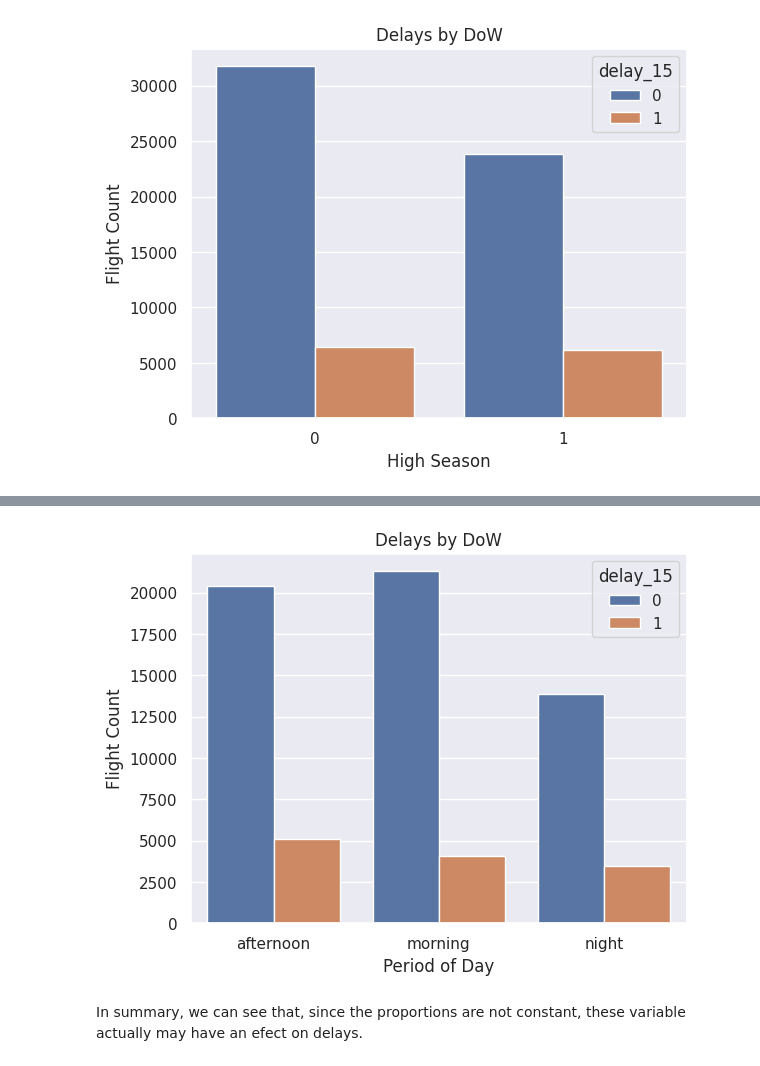
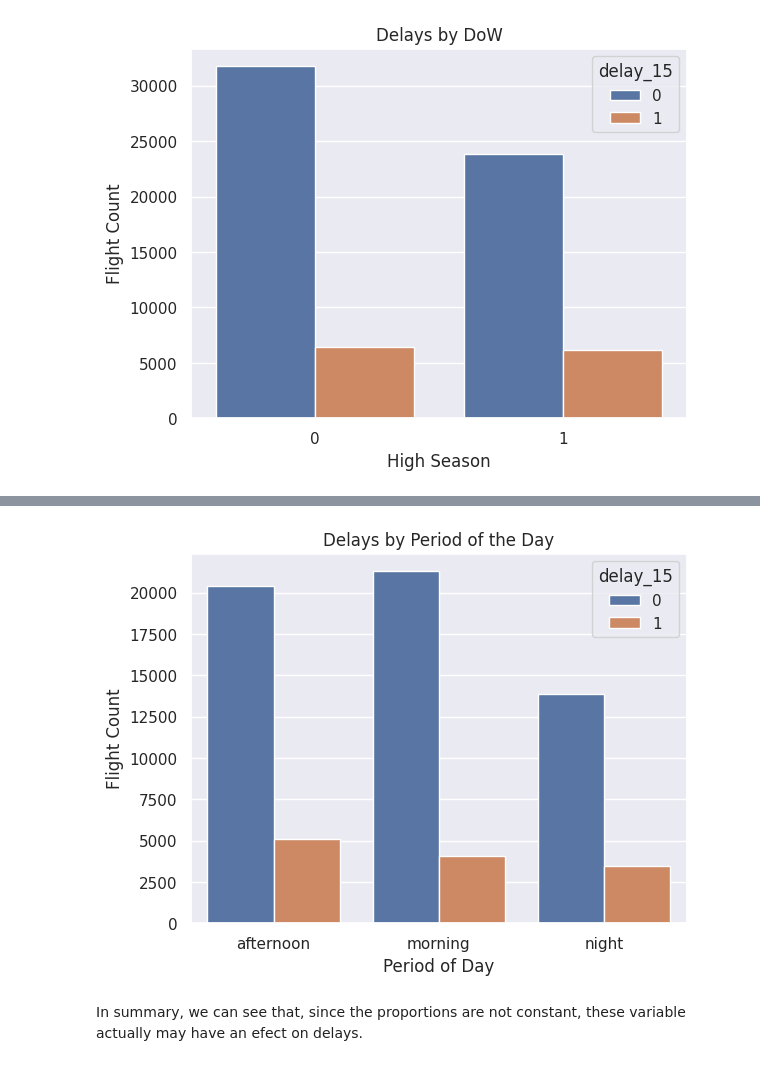
Before and after one commit to emilianomm/desafio-latam-emm, a Jupyter notebook: solution.ipynb, the cells around one changed output, grey strips where cells are left out. Cells and saved outputs as stored; diff of their text form; code cells hidden in the pictures.

```diff
--- a/solution.ipynb
+++ b/solution.ipynb
@@ -439,14 +440,14 @@ fc_plt = sns.barplot(data = aux_df, y='Count', x='TIPOVUELO', hue='delay_15', or
 # %%
 # Period day
 # No log
 aux_df = pd.DataFrame(data_2[['delay_15', 'period_day']].value_counts(sort=False), columns=['Count']).reset_index()
 #aux_df['Count'] = np.log(aux_df['Count'])
 fc_plt = sns.barplot(data = aux_df, y='Count', x='period_day', hue='delay_15', orient='v', errorbar=None).set(
                 xlabel='Period of Day',
                 ylabel='Flight Count',
-                title='Delays by DoW')
+                title='Delays by Period of the Day')
 # %% [output]
-[figure, old version]
+[figure, new version]
 # %% [markdown]
 In summary, we can see that, since the proportions are not constant, these variable actually may have an efect on delays.
 # %% [markdown]
```
Also changed, not shown: parts of 7 cells of this notebook.
